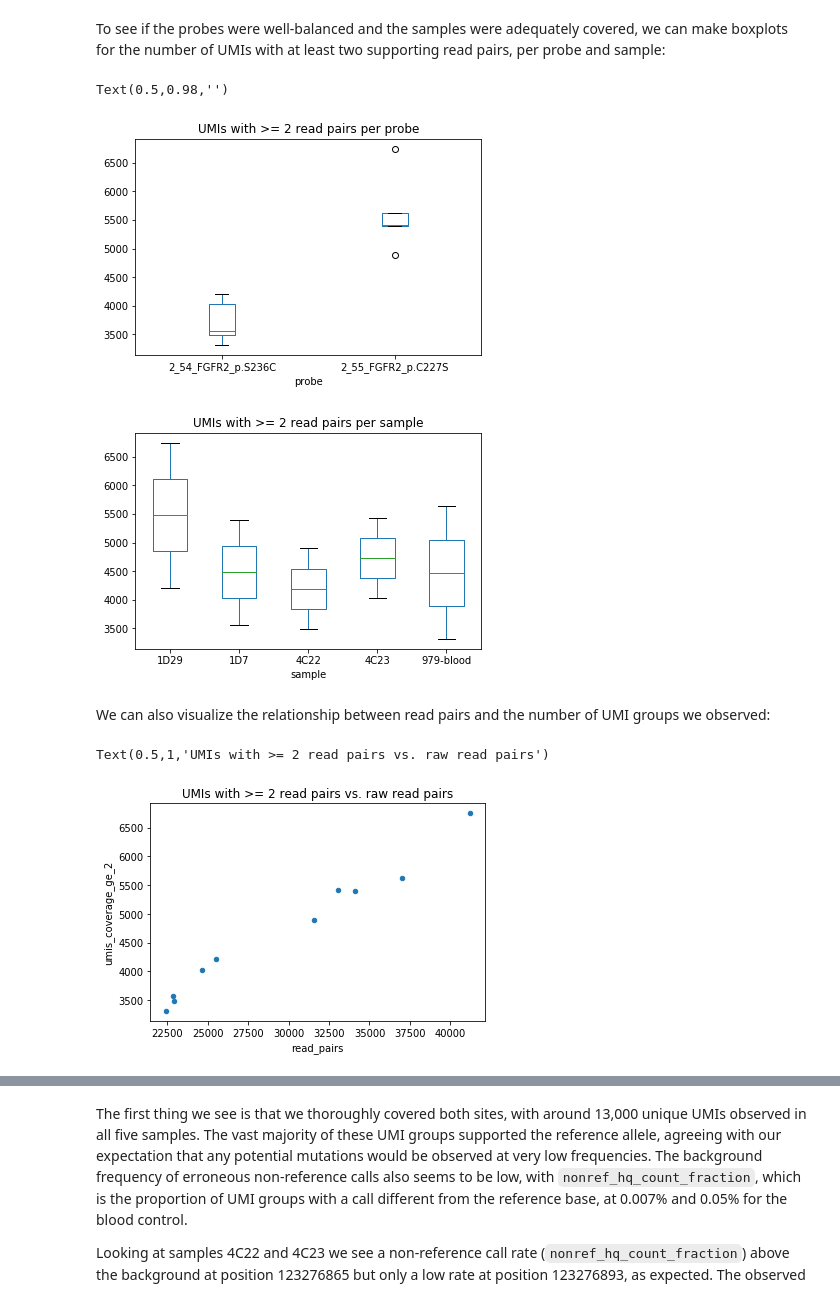
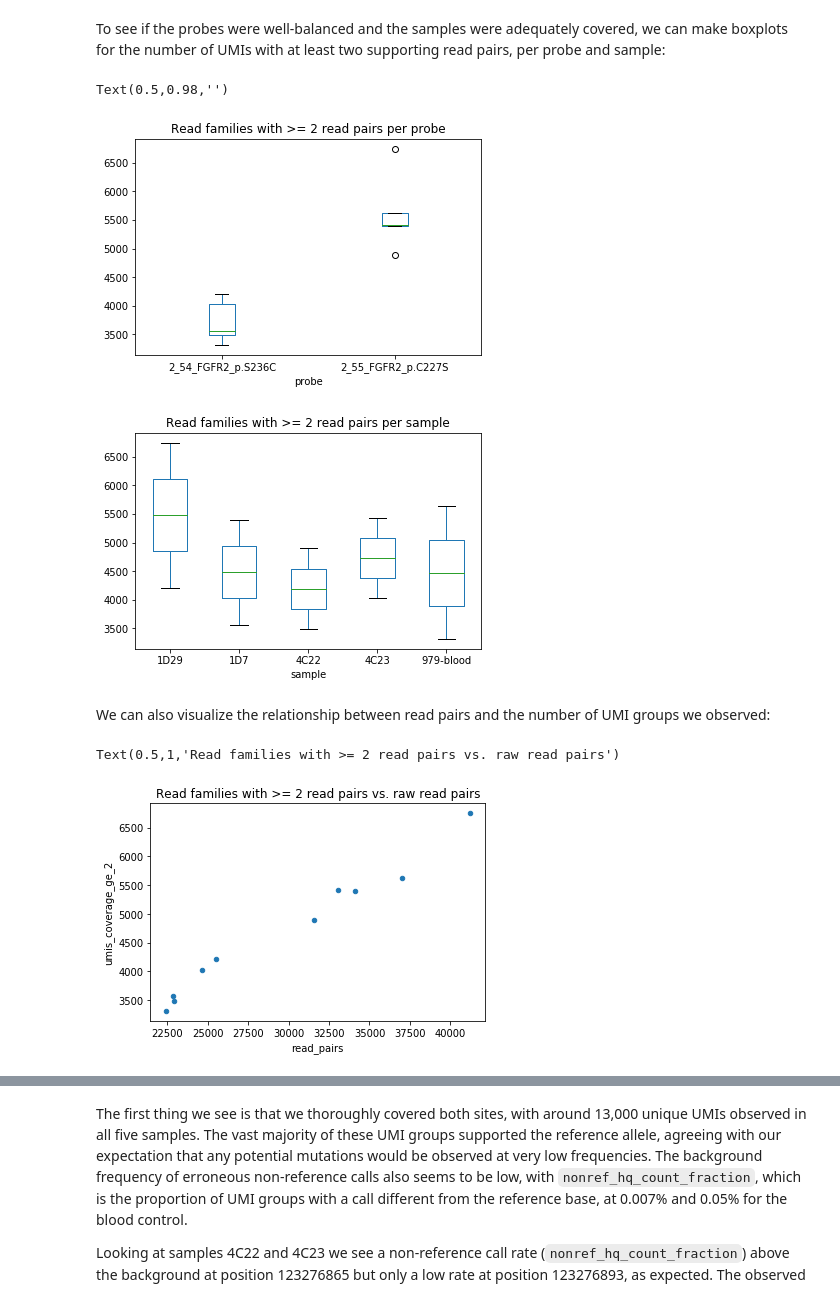
Before and after one commit to koelling/amplimap, a Jupyter notebook: tutorials/tutorial_FGFR2.ipynb, the cells around one changed output, grey strips where cells are left out. Saved outputs shown, nothing was run; the diff lists cells and outputs as text; code cells hidden in the pictures.

```diff
--- a/tutorials/tutorial_FGFR2.ipynb
+++ b/tutorials/tutorial_FGFR2.ipynb
@@ -228,24 +228,24 @@ stats_reads
 To see if the probes were well-balanced and the samples were adequately covered, we can make boxplots for the number of UMIs with at least two supporting read pairs, per probe and sample:
 # %%
 stats_reads.boxplot(column='umis_coverage_ge_2', by='probe', grid=False)
-plt.title("UMIs with >= 2 read pairs per probe")
+plt.title("Read families with >= 2 read pairs per probe")
 plt.suptitle("")
 
 stats_reads.boxplot(column='umis_coverage_ge_2', by='sample', grid=False)
-plt.title("UMIs with >= 2 read pairs per sample")
+plt.title("Read families with >= 2 read pairs per sample")
 plt.suptitle("")
 # %% [output]
 Text(0.5,0.98,'')
-[figure, old version]
+[figure, new version]
-[figure, old version]
+[figure, new version]
 # %% [markdown]
 We can also visualize the relationship between read pairs and the number of UMI groups we observed:
 # %%
 stats_reads.plot.scatter(x='read_pairs', y='umis_coverage_ge_2')
-plt.title("UMIs with >= 2 read pairs vs. raw read pairs")
+plt.title("Read families with >= 2 read pairs vs. raw read pairs")
 # %% [output]
-Text(0.5,1,'UMIs with >= 2 read pairs vs. raw read pairs')
+Text(0.5,1,'Read families with >= 2 read pairs vs. raw read pairs')
-[figure, old version]
+[figure, new version]
 # %% [markdown]
 ### analysis/pileups/
 
```
Also changed, not shown: parts of 5 cells of this notebook, 2 other files.
